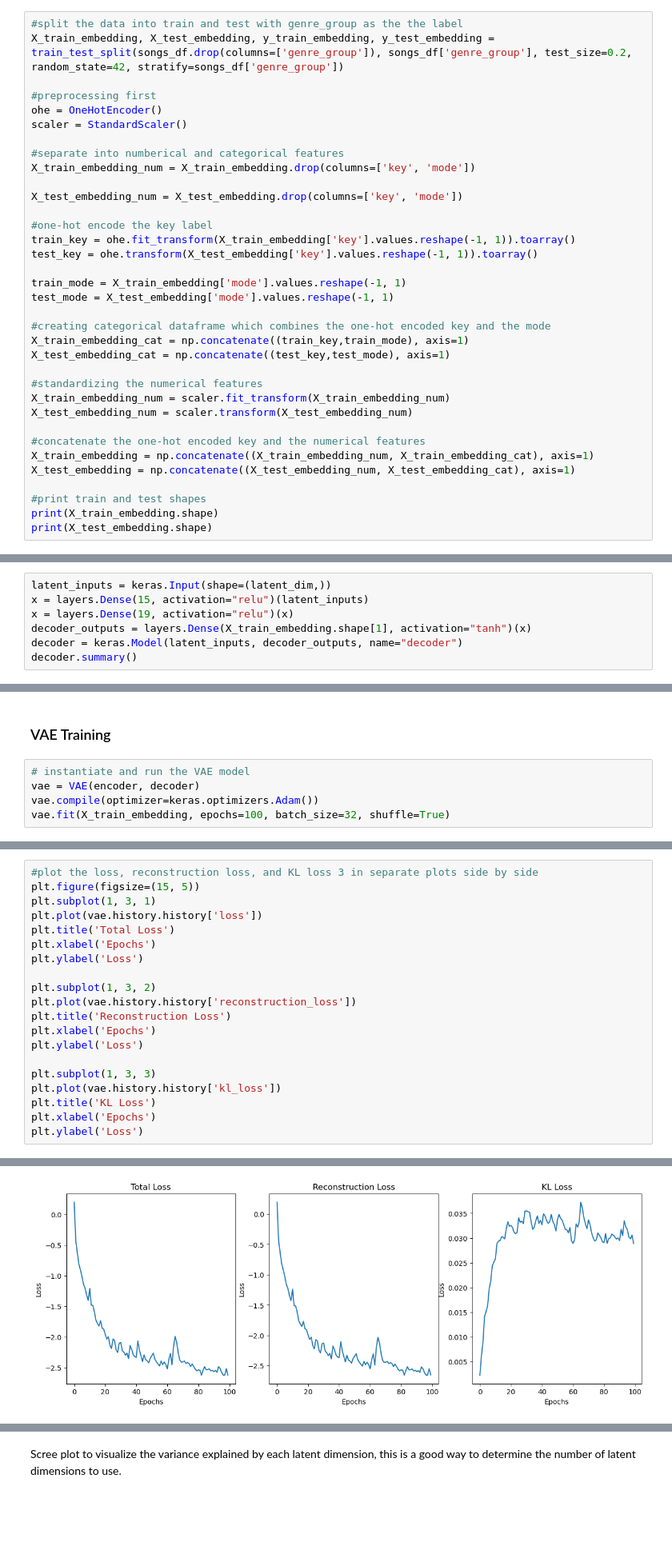
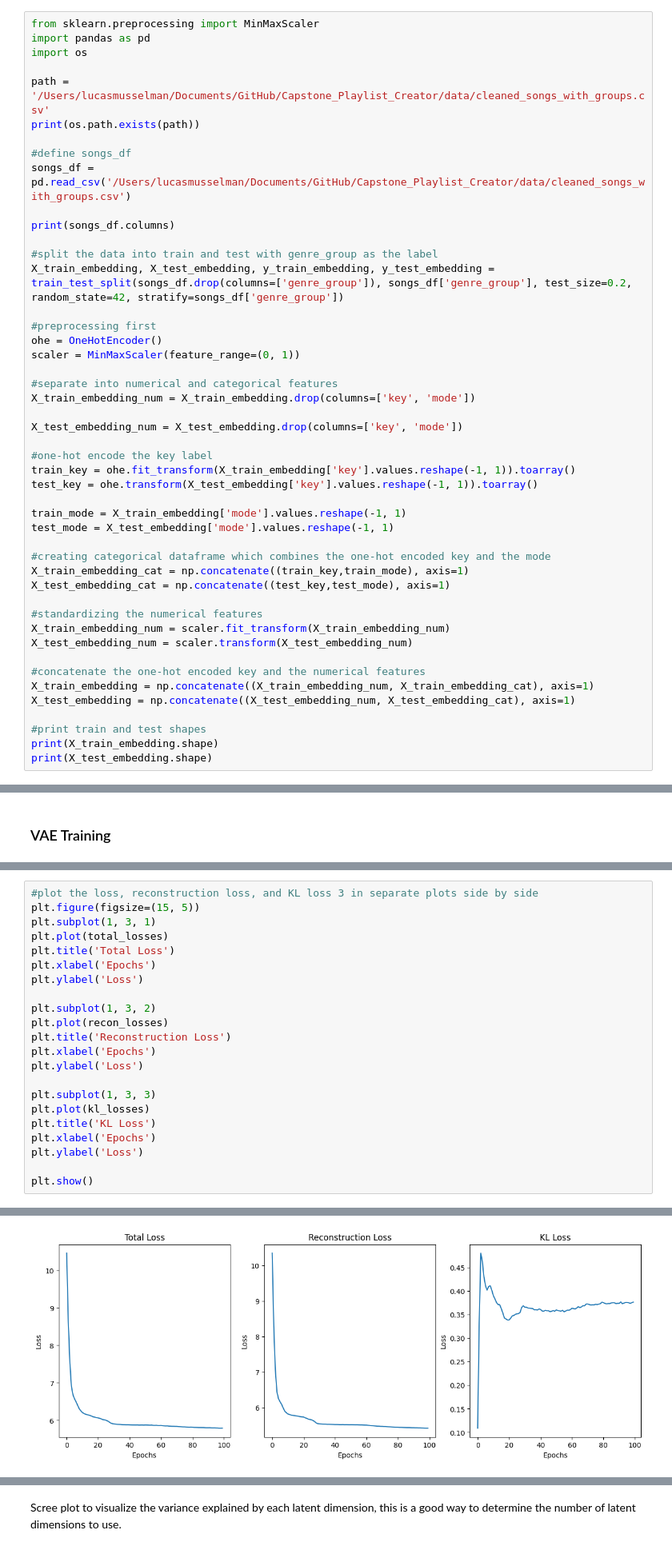
Before and after one commit to JoshWagman/Capstone_Playlist_Creator, a Jupyter notebook: notebooks/02_encoder_training.ipynb, the cells around one changed output, grey strips where cells are left out. Shown at 80% size. Saved outputs shown, nothing was run; the diff lists cells and outputs as text; blank space fills up the shorter version.

Commit message:
Updated notebook 2 to use PyTorch libraries rather than Keras to build and train VAE. Switched decoder output from tanh to sigmoid function.

```diff
--- a/notebooks/02_encoder_training.ipynb
+++ b/notebooks/02_encoder_training.ipynb
@@ -103,12 +259,24 @@ Before creating my embedding, I will perform a train test split on my data. This
 # %%
-#split the data into train and test with genre_group as the the label
+from sklearn.preprocessing import MinMaxScaler
+import pandas as pd
+import os
+
+path = '/Users/lucasmusselman/Documents/GitHub/Capstone_Playlist_Creator/data/cleaned_songs_with_groups.csv'
+print(os.path.exists(path))
+
+#define songs_df
+songs_df = pd.read_csv('/Users/lucasmusselman/Documents/GitHub/Capstone_Playlist_Creator/data/cleaned_songs_with_groups.csv')
+
+print(songs_df.columns)
+
+#split the data into train and test with genre_group as the label
 X_train_embedding, X_test_embedding, y_train_embedding, y_test_embedding = train_test_split(songs_df.drop(columns=['genre_group']), songs_df['genre_group'], test_size=0.2, random_state=42, stratify=songs_df['genre_group'])
 
 #preprocessing first
 ohe = OneHotEncoder()
-scaler = StandardScaler()
+scaler = MinMaxScaler(feature_range=(0, 1))
 
-#separate into numberical and categorical features
+#separate into numerical and categorical features
 X_train_embedding_num = X_train_embedding.drop(columns=['key', 'mode'])
 
 X_test_embedding_num = X_test_embedding.drop(columns=['key', 'mode'])
@@ -185,9 +367,2 @@ To enable them in other operations, rebuild TensorFlow with the appropriate comp
 # %% [markdown]
 ### Decoder
-# %%
-latent_inputs = keras.Input(shape=(latent_dim,))
-x = layers.Dense(15, activation="relu")(latent_inputs)
-x = layers.Dense(19, activation="relu")(x)
-decoder_outputs = layers.Dense(X_train_embedding.shape[1], activation="tanh")(x)
-decoder = keras.Model(latent_inputs, decoder_outputs, name="decoder")
-decoder.summary()
@@ -212,7 +402,2 @@ _________________________________________________________________
 # %% [markdown]
 ### VAE Training
-# %%
-# instantiate and run the VAE model
-vae = VAE(encoder, decoder)
-vae.compile(optimizer=keras.optimizers.Adam())
-vae.fit(X_train_embedding, epochs=100, batch_size=32, shuffle=True)
@@ -239,20 +477,22 @@ Epoch 100/100
 #plot the loss, reconstruction loss, and KL loss 3 in separate plots side by side
 plt.figure(figsize=(15, 5))
 plt.subplot(1, 3, 1)
-plt.plot(vae.history.history['loss'])
+plt.plot(total_losses)
 plt.title('Total Loss')
 plt.xlabel('Epochs')
 plt.ylabel('Loss')
 
 plt.subplot(1, 3, 2)
-plt.plot(vae.history.history['reconstruction_loss'])
+plt.plot(recon_losses)
 plt.title('Reconstruction Loss')
 plt.xlabel('Epochs')
 plt.ylabel('Loss')
 
 plt.subplot(1, 3, 3)
-plt.plot(vae.history.history['kl_loss'])
+plt.plot(kl_losses)
 plt.title('KL Loss')
 plt.xlabel('Epochs')
 plt.ylabel('Loss')
+
+plt.show()
 # %% [output]
@@ -260,2 +499,2 @@ Text(0, 0.5, 'Loss')
-[figure, old version]
+[figure, new version]
 # %%
```
Also changed, not shown: parts of 14 cells of this notebook, 2 other files.
